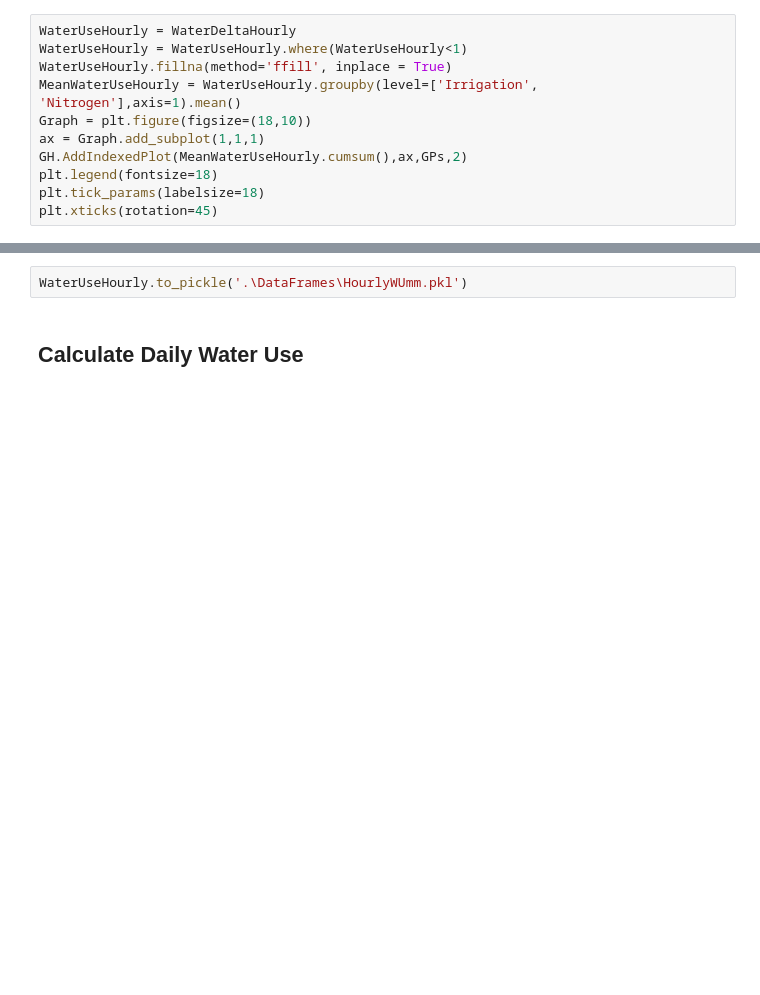
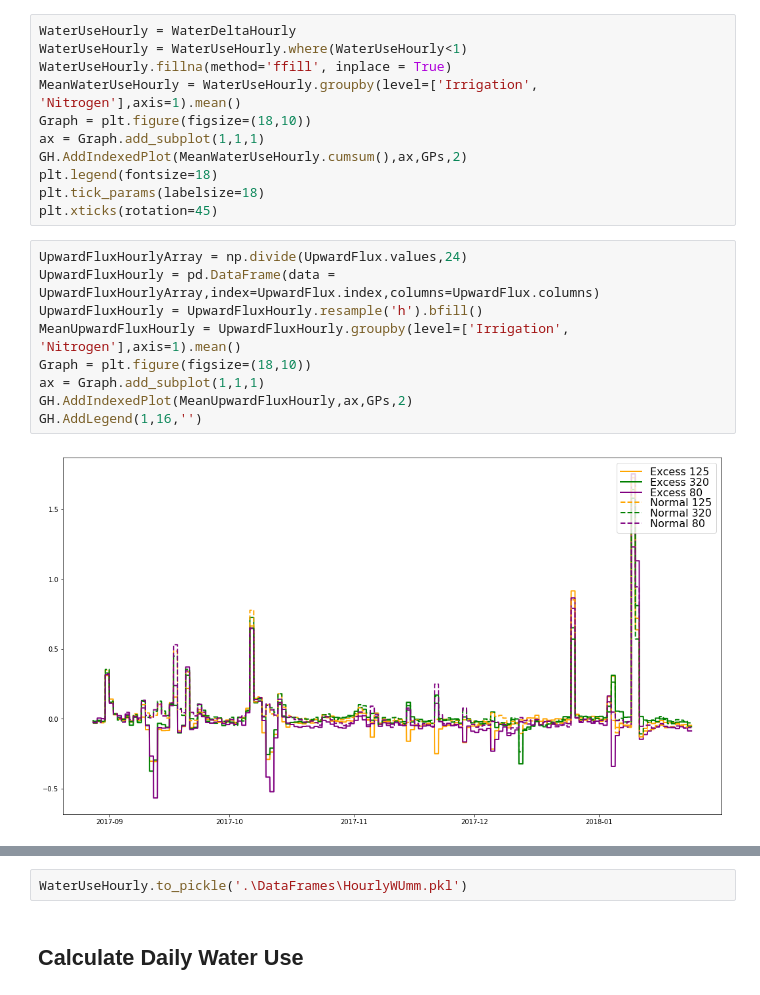
Before and after one commit to HamishBrownPFR/CropWaterAnalysis, a Jupyter notebook: Oats/LatentHeatFluxAnalysis.ipynb, the cells around one changed output, grey strips where cells are left out. Cells and saved outputs as stored; diff of their text form; blank space fills up the shorter version.

```diff
--- a/Oats/LatentHeatFluxAnalysis.ipynb
+++ b/Oats/LatentHeatFluxAnalysis.ipynb
@@ -145,3 +187,14 @@ GH.AddIndexedPlot(MeanWaterUseHourly.cumsum(),ax,GPs,2)
 plt.legend(fontsize=18)
 plt.tick_params(labelsize=18)
 plt.xticks(rotation=45)
+# %%
+UpwardFluxHourlyArray = np.divide(UpwardFlux.values,24)
+UpwardFluxHourly = pd.DataFrame(data = UpwardFluxHourlyArray,index=UpwardFlux.index,columns=UpwardFlux.columns)
+UpwardFluxHourly = UpwardFluxHourly.resample('h').bfill()
+MeanUpwardFluxHourly = UpwardFluxHourly.groupby(level=['Irrigation', 'Nitrogen'],axis=1).mean()
+Graph = plt.figure(figsize=(18,10))
+ax = Graph.add_subplot(1,1,1)
+GH.AddIndexedPlot(MeanUpwardFluxHourly,ax,GPs,2)
+GH.AddLegend(1,16,'')
+# %% [output]
+[figure, added]
```
Also changed, not shown: parts of 8 cells of this notebook, 5 other files.
